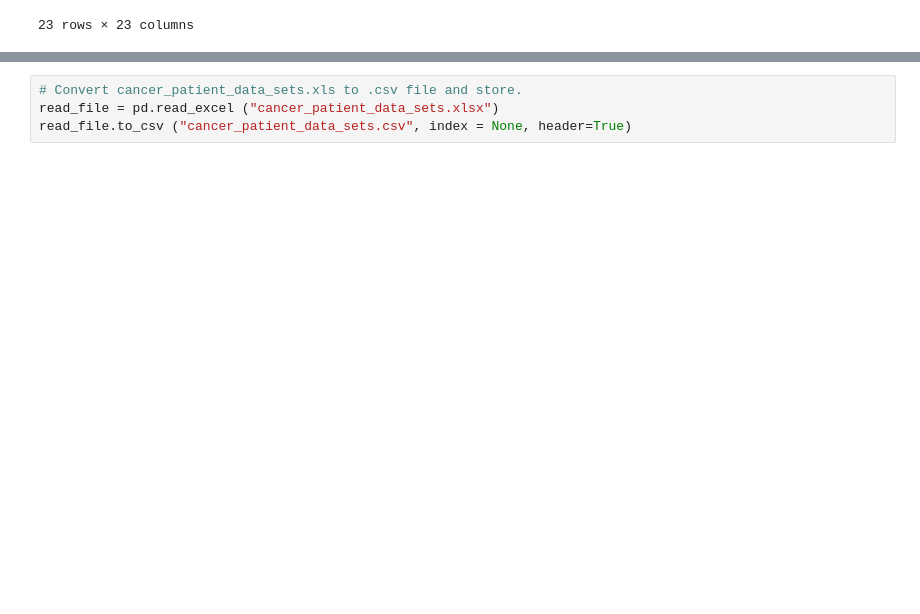
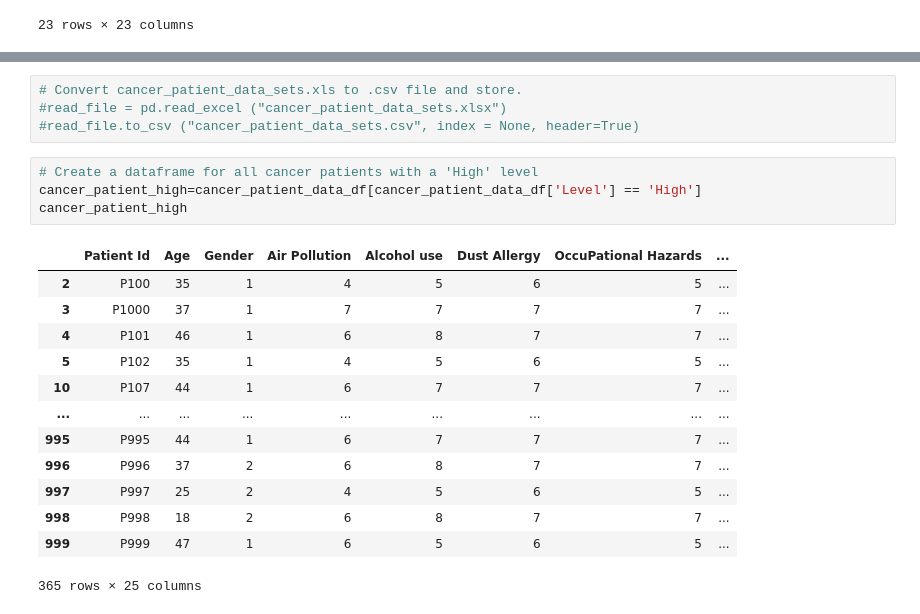
Before and after one commit to amarks5/Predicting-Lung-Cancer-Levels, a Jupyter notebook: Resources/cancer_patient_data_sets_review.ipynb, the cells around one changed output, grey strips where cells are left out. Drawn from its saved outputs; the diff is of its cells as text; blank space fills up the shorter version.

```diff
--- a/Resources/cancer_patient_data_sets_review.ipynb
+++ b/Resources/cancer_patient_data_sets_review.ipynb
@@ -113,4 +135,22 @@ cancer_patient_data_df.corr()
 # %%
 # Convert cancer_patient_data_sets.xls to .csv file and store.
-read_file = pd.read_excel ("cancer_patient_data_sets.xlsx")
-read_file.to_csv ("cancer_patient_data_sets.csv", index = None, header=True)
+#read_file = pd.read_excel ("cancer_patient_data_sets.xlsx")
+#read_file.to_csv ("cancer_patient_data_sets.csv", index = None, header=True)
+# %%
+# Create a dataframe for all cancer patients with a 'High' level
+cancer_patient_high=cancer_patient_data_df[cancer_patient_data_df['Level'] == 'High']
+cancer_patient_high
+# %% [output]
+|  | Patient Id | Age | Gender | Air Pollution | Alcohol use | Dust Allergy | OccuPational Hazards | ... |
+| 2 | P100 | 35 | 1 | 4 | 5 | 6 | 5 | ... |
+| 3 | P1000 | 37 | 1 | 7 | 7 | 7 | 7 | ... |
+| 4 | P101 | 46 | 1 | 6 | 8 | 7 | 7 | ... |
+| 5 | P102 | 35 | 1 | 4 | 5 | 6 | 5 | ... |
+| 10 | P107 | 44 | 1 | 6 | 7 | 7 | 7 | ... |
+| ... | ... | ... | ... | ... | ... | ... | ... | ... |
+| 995 | P995 | 44 | 1 | 6 | 7 | 7 | 7 | ... |
+| 996 | P996 | 37 | 2 | 6 | 8 | 7 | 7 | ... |
+| 997 | P997 | 25 | 2 | 4 | 5 | 6 | 5 | ... |
+| 998 | P998 | 18 | 2 | 6 | 8 | 7 | 7 | ... |
+| 999 | P999 | 47 | 1 | 6 | 5 | 6 | 5 | ... |
+365 rows × 25 columns
```
Also changed, not shown: parts of 9 cells of this notebook.
